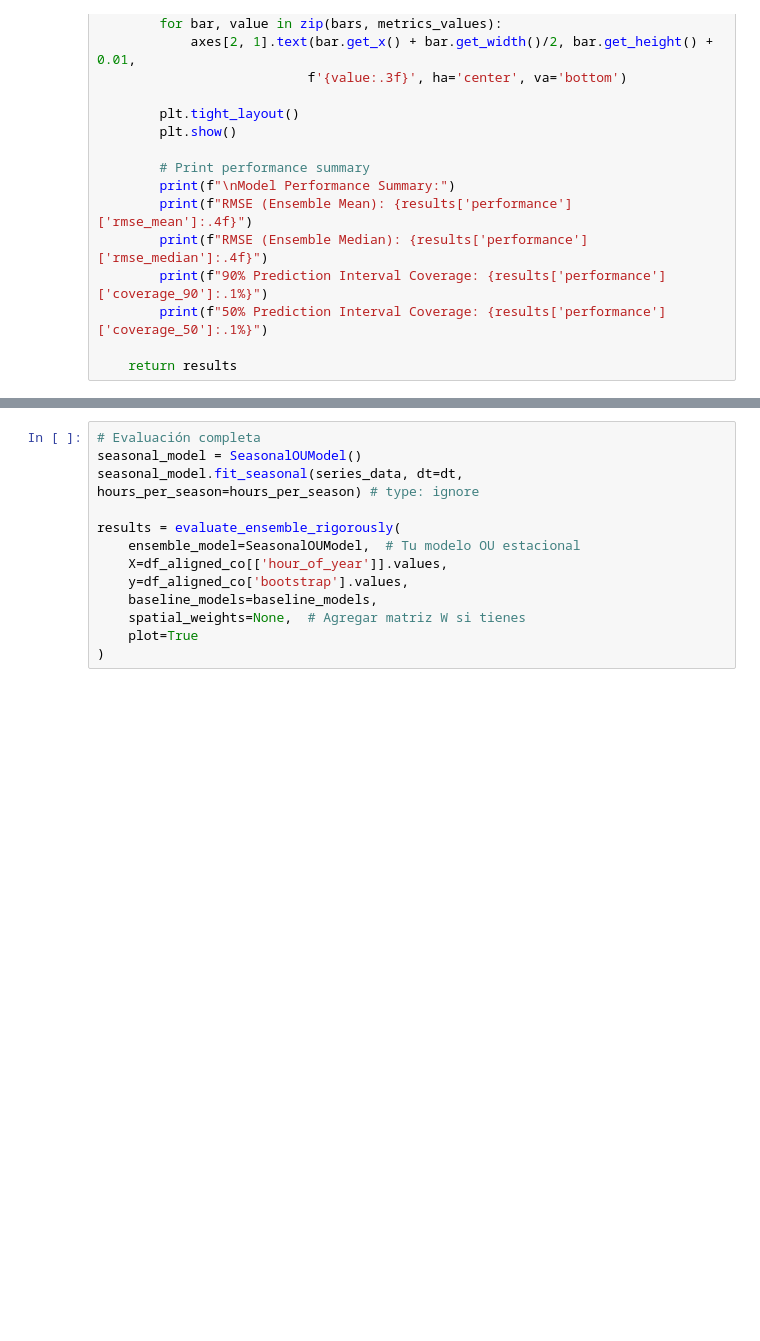
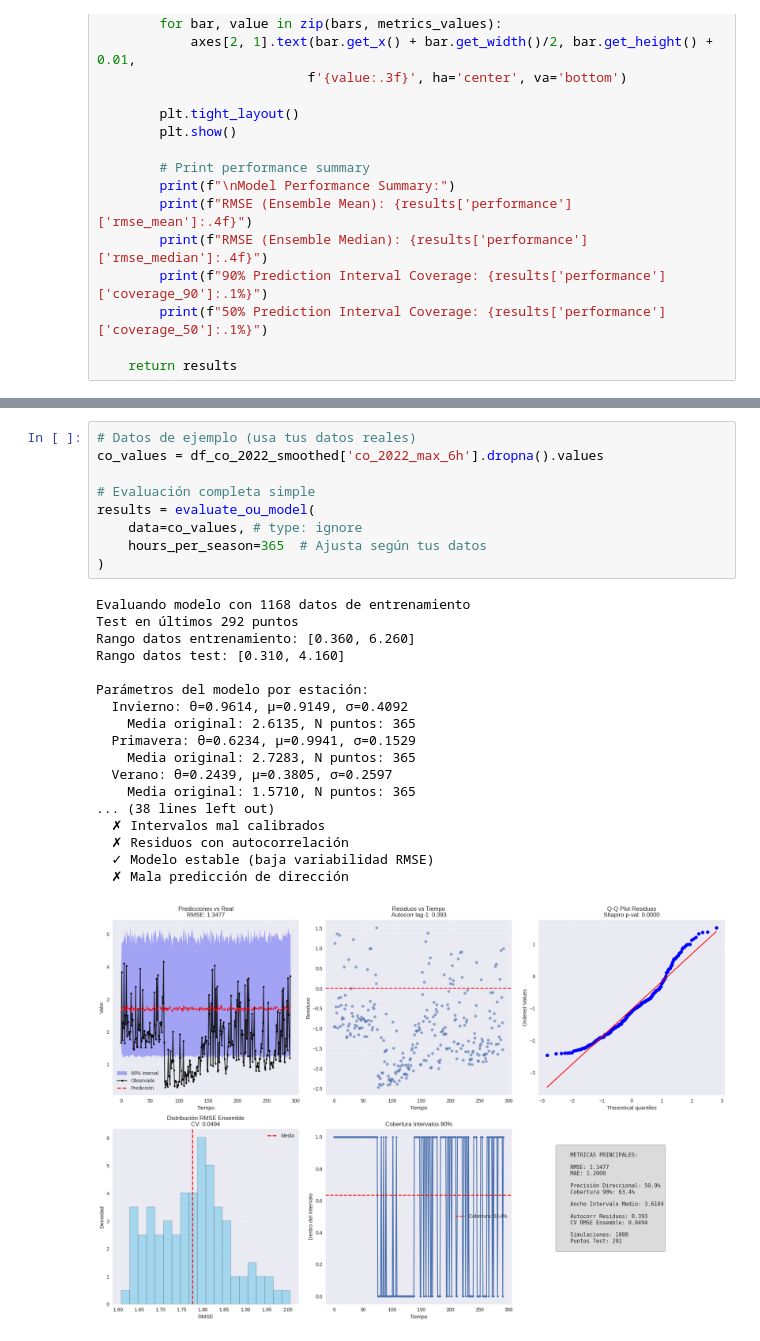
Before and after one commit to Alfonso-Fierro/PROYECTO_MA2003B, a Jupyter notebook: notebooks/03_models/01_lsde_model.ipynb, the cells around one changed output, grey strips where cells are left out. Drawn from its saved outputs; the diff is of its cells as text; blank space fills up the shorter version.

Commit message:
model accuracy

```diff
--- a/notebooks/03_models/01_lsde_model.ipynb
+++ b/notebooks/03_models/01_lsde_model.ipynb
@@ -1881,15 +1774,30 @@ def evaluate_ensemble_rigorously(ensemble_model, X, y, baseline_models=None,
 
     return results
-# %%
-# Evaluación completa
-seasonal_model = SeasonalOUModel()
-seasonal_model.fit_seasonal(series_data, dt=dt, hours_per_season=hours_per_season) # type: ignore
-
-results = evaluate_ensemble_rigorously(
-    ensemble_model=SeasonalOUModel,  # Tu modelo OU estacional
-    X=df_aligned_co[['hour_of_year']].values,
-    y=df_aligned_co['bootstrap'].values,
-    baseline_models=baseline_models,
-    spatial_weights=None,  # Agregar matriz W si tienes
-    plot=True
-)
+# %%
+# Datos de ejemplo (usa tus datos reales)
+co_values = df_co_2022_smoothed['co_2022_max_6h'].dropna().values
+
+# Evaluación completa simple
+results = evaluate_ou_model(
+    data=co_values, # type: ignore
+    hours_per_season=365  # Ajusta según tus datos
+)
+# %% [output]
+Evaluando modelo con 1168 datos de entrenamiento
+Test en últimos 292 puntos
+Rango datos entrenamiento: [0.360, 6.260]
+Rango datos test: [0.310, 4.160]
+
+Parámetros del modelo por estación:
+  Invierno: θ=0.9614, μ=0.9149, σ=0.4092
+    Media original: 2.6135, N puntos: 365
+  Primavera: θ=0.6234, μ=0.9941, σ=0.1529
+    Media original: 2.7283, N puntos: 365
+  Verano: θ=0.2439, μ=0.3805, σ=0.2597
+    Media original: 1.5710, N puntos: 365
+... (38 lines left out)
+  ✗ Intervalos mal calibrados
+  ✗ Residuos con autocorrelación
+  ✓ Modelo estable (baja variabilidad RMSE)
+  ✗ Mala predicción de dirección
+[figure, added]
```
Also changed, not shown: parts of 6 cells of this notebook.
